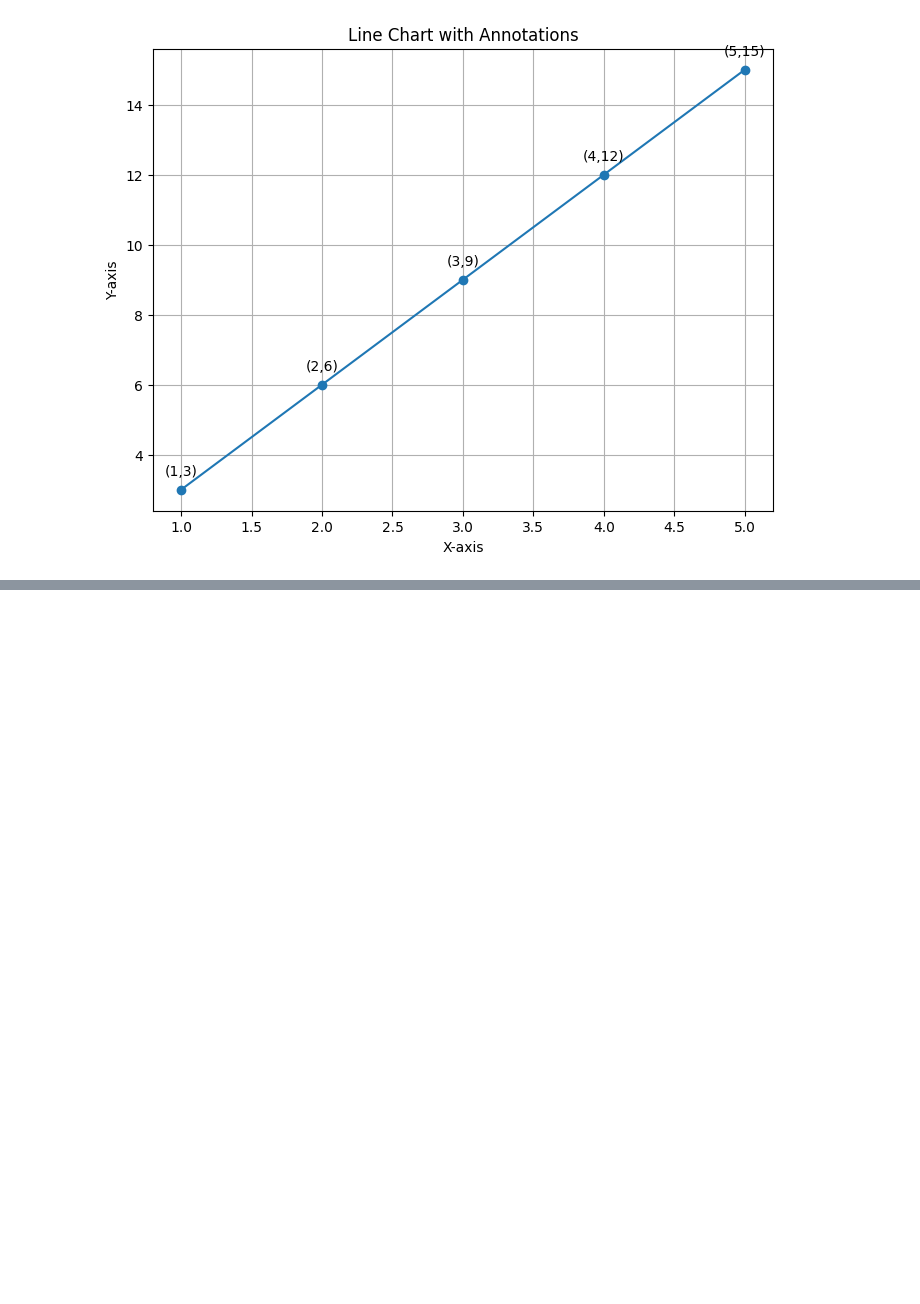
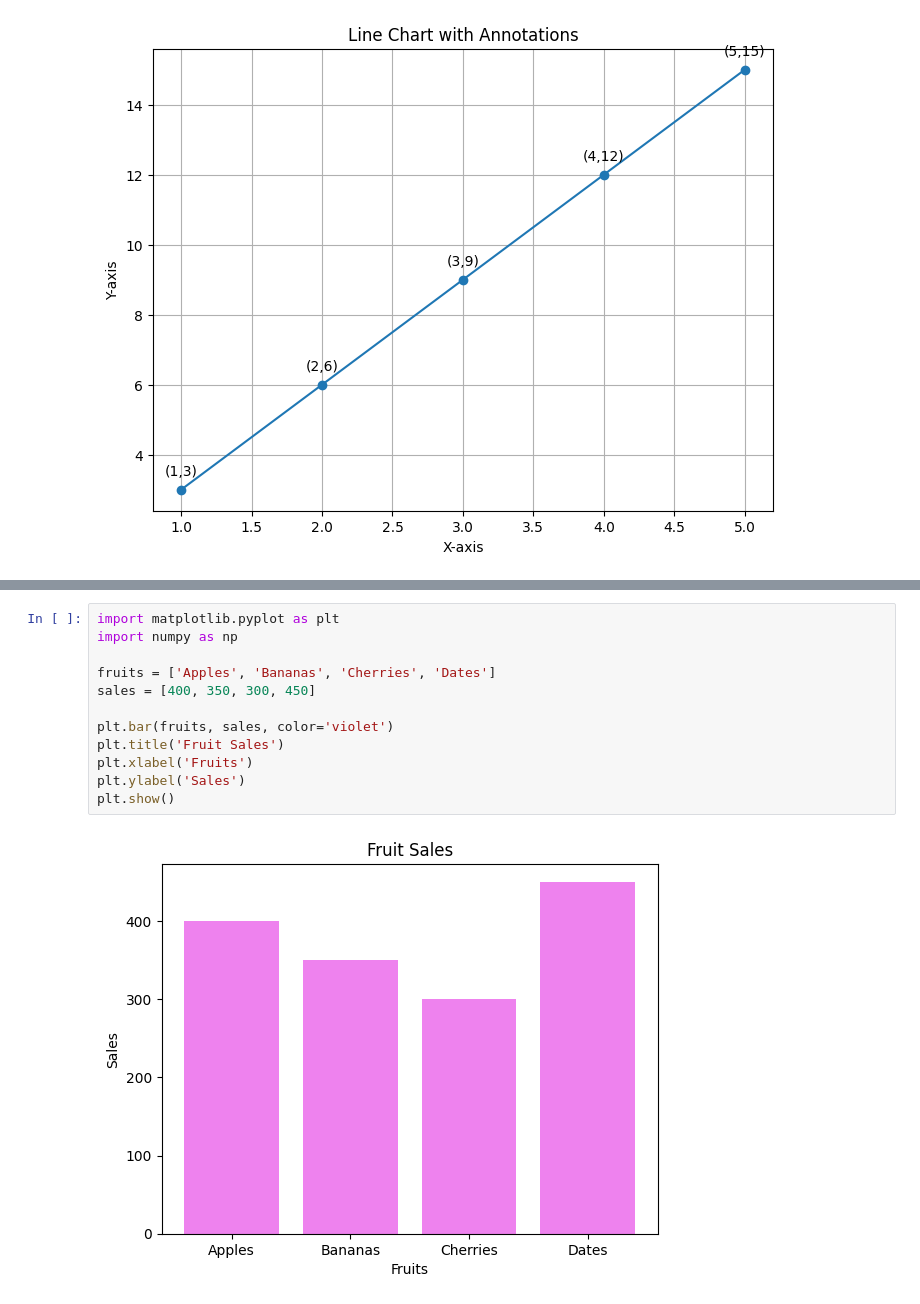
Before and after one commit to Sonu-kumar-08/YBI-INTERNSHIP, a Jupyter notebook: data_visualization.ipynb, the cells around one changed output, grey strips where cells are left out. Drawn from its saved outputs; the diff is of its cells as text; blank space fills up the shorter version.

```diff
--- a/data_visualization.ipynb
+++ b/data_visualization.ipynb
@@ -148,0 +165,14 @@ plt.show()
+# %%
+import matplotlib.pyplot as plt
+import numpy as np
+
+fruits = ['Apples', 'Bananas', 'Cherries', 'Dates']
+sales = [400, 350, 300, 450]
+
+plt.bar(fruits, sales, color='violet')
+plt.title('Fruit Sales')
+plt.xlabel('Fruits')
+plt.ylabel('Sales')
+plt.show()
+# %% [output]
+[figure, added]
```
Also changed, not shown: parts of 7 cells of this notebook.
